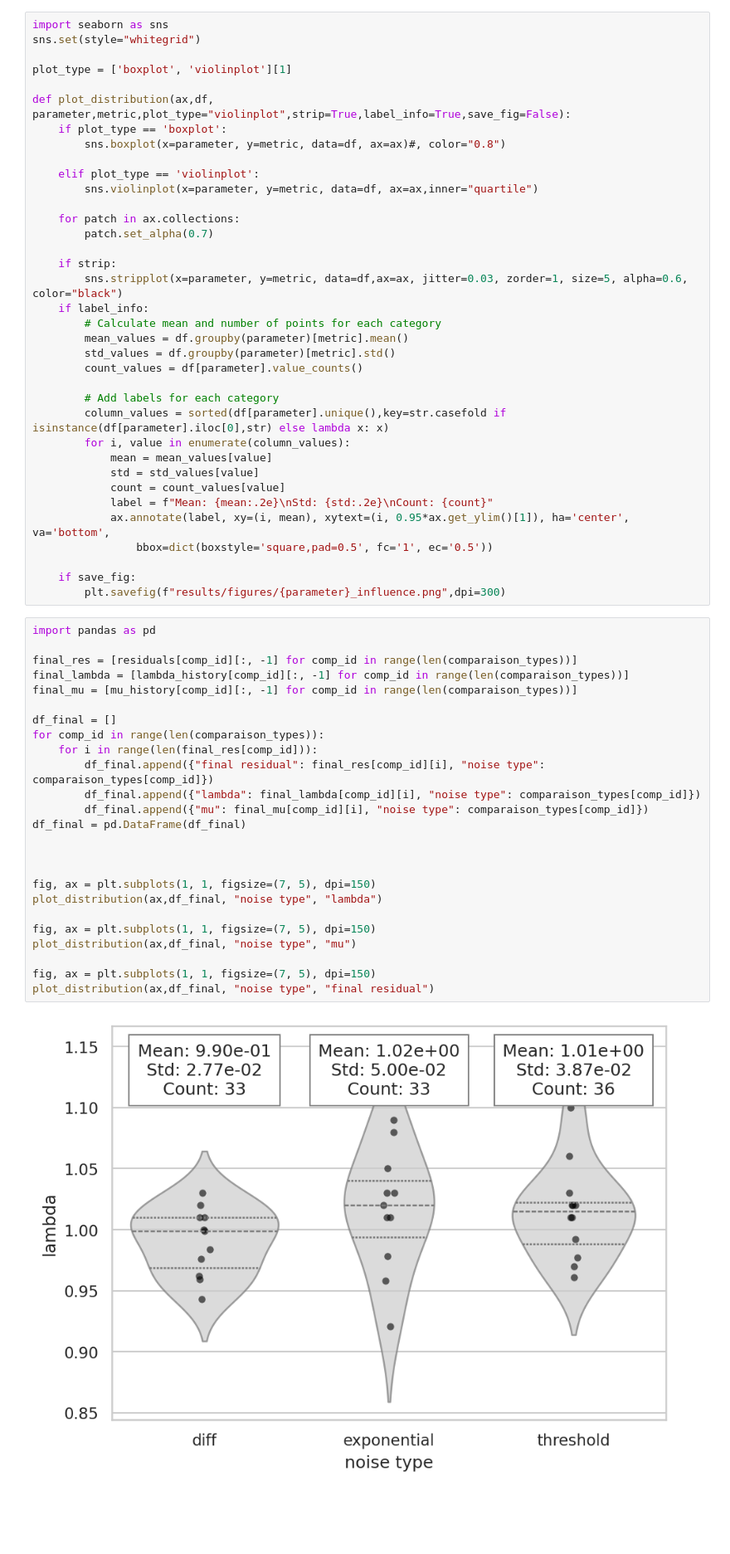
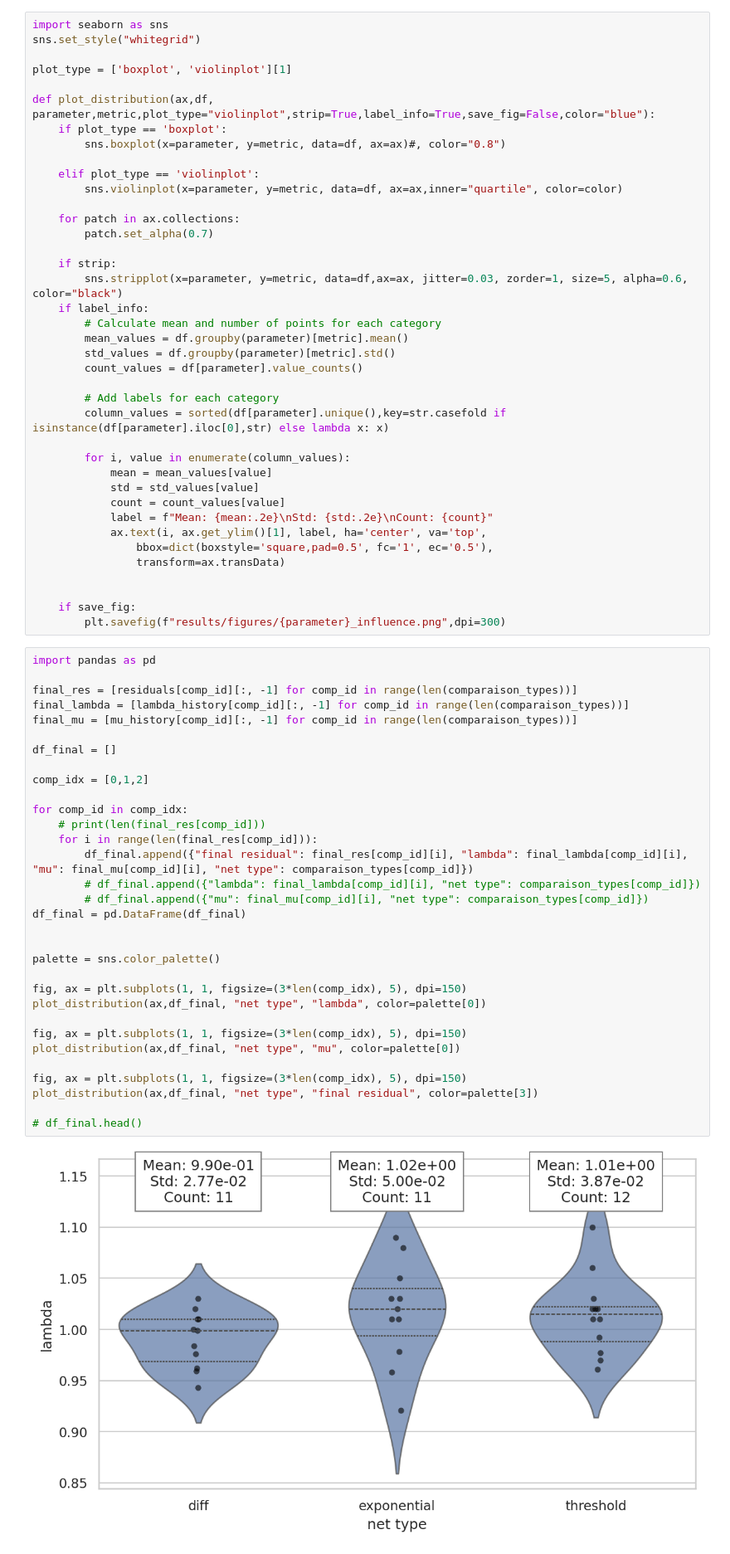
Before and after one commit to bonneted/pinn-cm, a Jupyter notebook: inverse/plot_loss_comp.ipynb, the cells around one changed output. Shown: that part at 83% size. Saved outputs shown, nothing was run; the diff lists cells and outputs as text; blank space fills up the shorter version.

```diff
--- a/inverse/plot_loss_comp.ipynb
+++ b/inverse/plot_loss_comp.ipynb
@@ -173,15 +168,15 @@ Final residuals: [array([0.0089866 , 0.00615902, 0.01358463, 0.00579024, 0.02510
 # %%
 import seaborn as sns
-sns.set(style="whitegrid")
+sns.set_style("whitegrid")
 
 plot_type = ['boxplot', 'violinplot'][1]
 
-def plot_distribution(ax,df, parameter,metric,plot_type="violinplot",strip=True,label_info=True,save_fig=False):
+def plot_distribution(ax,df, parameter,metric,plot_type="violinplot",strip=True,label_info=True,save_fig=False,color="blue"):
     if plot_type == 'boxplot':
         sns.boxplot(x=parameter, y=metric, data=df, ax=ax)#, color="0.8")
 
     elif plot_type == 'violinplot':
-        sns.violinplot(x=parameter, y=metric, data=df, ax=ax,inner="quartile")
+        sns.violinplot(x=parameter, y=metric, data=df, ax=ax,inner="quartile", color=color)
 
     for patch in ax.collections:
         patch.set_alpha(0.7)
@@ -196,40 +191,50 @@ def plot_distribution(ax,df, parameter,metric,plot_type="violinplot",strip=True,
 
         # Add labels for each category
         column_values = sorted(df[parameter].unique(),key=str.casefold if isinstance(df[parameter].iloc[0],str) else lambda x: x)
+
         for i, value in enumerate(column_values):
             mean = mean_values[value]
             std = std_values[value]
             count = count_values[value]
             label = f"Mean: {mean:.2e}\nStd: {std:.2e}\nCount: {count}"
-            ax.annotate(label, xy=(i, mean), xytext=(i, 0.95*ax.get_ylim()[1]), ha='center', va='bottom',
-                bbox=dict(boxstyle='square,pad=0.5', fc='1', ec='0.5'))
+            ax.text(i, ax.get_ylim()[1], label, ha='center', va='top',
+                bbox=dict(boxstyle='square,pad=0.5', fc='1', ec='0.5'),
+                transform=ax.transData)
+
 
     if save_fig:
         plt.savefig(f"results/figures/{parameter}_influence.png",dpi=300)
 # %%
 import pandas as pd
 
 final_res = [residuals[comp_id][:, -1] for comp_id in range(len(comparaison_types))]
 final_lambda = [lambda_history[comp_id][:, -1] for comp_id in range(len(comparaison_types))]
 final_mu = [mu_history[comp_id][:, -1] for comp_id in range(len(comparaison_types))]
 
 df_final = []
-for comp_id in range(len(comparaison_types)):
+
+comp_idx = [0,1,2]
+
+for comp_id in comp_idx:
+    # print(len(final_res[comp_id]))
     for i in range(len(final_res[comp_id])):
-        df_final.append({"final residual": final_res[comp_id][i], "noise type": comparaison_types[comp_id]})
-        df_final.append({"lambda": final_lambda[comp_id][i], "noise type": comparaison_types[comp_id]})
-        df_final.append({"mu": final_mu[comp_id][i], "noise type": comparaison_types[comp_id]})
+        df_final.append({"final residual": final_res[comp_id][i], "lambda": final_lambda[comp_id][i], "mu": final_mu[comp_id][i], "net type": comparaison_types[comp_id]})
+        # df_final.append({"lambda": final_lambda[comp_id][i], "net type": comparaison_types[comp_id]})
+        # df_final.append({"mu": final_mu[comp_id][i], "net type": comparaison_types[comp_id]})
 df_final = pd.DataFrame(df_final)
 
 
+palette = sns.color_palette()
 
-fig, ax = plt.subplots(1, 1, figsize=(7, 5), dpi=150)
-plot_distribution(ax,df_final, "noise type", "lambda")
+fig, ax = plt.subplots(1, 1, figsize=(3*len(comp_idx), 5), dpi=150)
+plot_distribution(ax,df_final, "net type", "lambda", color=palette[0])
 
-fig, ax = plt.subplots(1, 1, figsize=(7, 5), dpi=150)
-plot_distribution(ax,df_final, "noise type", "mu")
+fig, ax = plt.subplots(1, 1, figsize=(3*len(comp_idx), 5), dpi=150)
+plot_distribution(ax,df_final, "net type", "mu", color=palette[0])
 
-fig, ax = plt.subplots(1, 1, figsize=(7, 5), dpi=150)
-plot_distribution(ax,df_final, "noise type", "final residual")
+fig, ax = plt.subplots(1, 1, figsize=(3*len(comp_idx), 5), dpi=150)
+plot_distribution(ax,df_final, "net type", "final residual", color=palette[3])
+
+# df_final.head()
 # %% [output]
-[figure, old version]
+[figure, new version]
```
Also changed, not shown: parts of 5 cells of this notebook, 1 other file.
